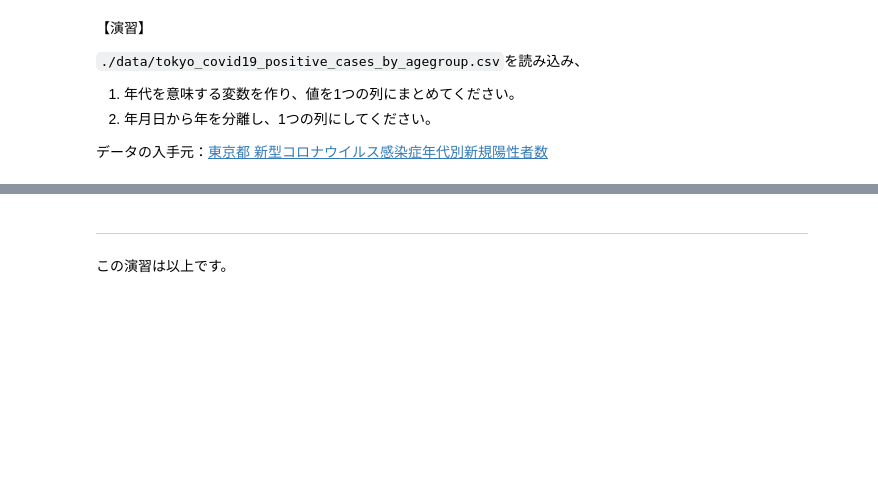
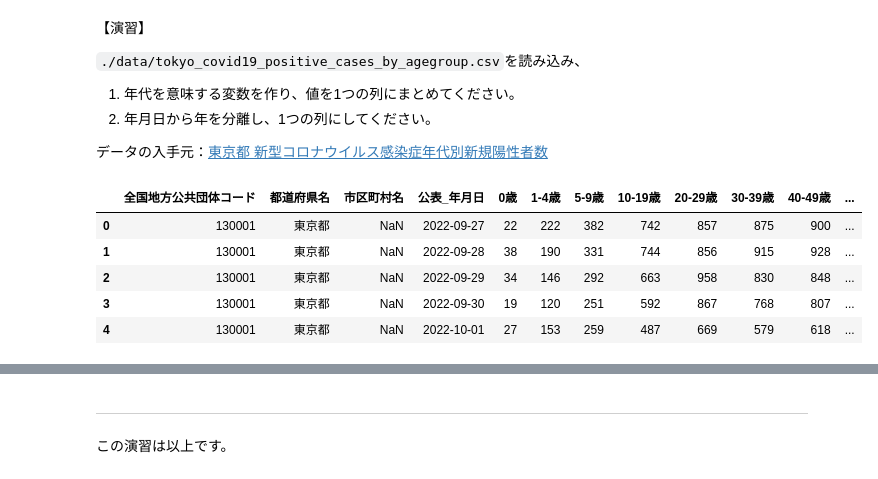
Before and after one commit to umenerineri/infovis-notebooks, a Jupyter notebook: exercise_6/tidy-data.ipynb, the cells around one changed output, grey strips where cells are left out. Drawn from its saved outputs; the diff is of its cells as text; code cells hidden in the pictures; blank space fills up the shorter version.

```diff
--- a/exercise_6/tidy-data.ipynb
+++ b/exercise_6/tidy-data.ipynb
@@ -358,3 +358,14 @@ weather_tidy.head()
 データの入手元：[東京都 新型コロナウイルス感染症年代別新規陽性者数](https://catalog.data.metro.tokyo.lg.jp/dataset/t000055d0000000393)
 # %%
 # your code goes here
+import pandas as pd
+
+df = pd.read_csv("./data/tokyo_covid19_positive_cases_by_agegroup.csv")
+df.head()
+# %% [output]
+|  | 全国地方公共団体コード | 都道府県名 | 市区町村名 | 公表_年月日 | 0歳 | 1-4歳 | 5-9歳 | 10-19歳 | 20-29歳 | 30-39歳 | 40-49歳 | ... |
+| 0 | 130001 | 東京都 | NaN | 2022-09-27 | 22 | 222 | 382 | 742 | 857 | 875 | 900 | ... |
+| 1 | 130001 | 東京都 | NaN | 2022-09-28 | 38 | 190 | 331 | 744 | 856 | 915 | 928 | ... |
+| 2 | 130001 | 東京都 | NaN | 2022-09-29 | 34 | 146 | 292 | 663 | 958 | 830 | 848 | ... |
+| 3 | 130001 | 東京都 | NaN | 2022-09-30 | 19 | 120 | 251 | 592 | 867 | 768 | 807 | ... |
+| 4 | 130001 | 東京都 | NaN | 2022-10-01 | 27 | 153 | 259 | 487 | 669 | 579 | 618 | ... |
```
Also changed, not shown: parts of 4 cells of this notebook.
